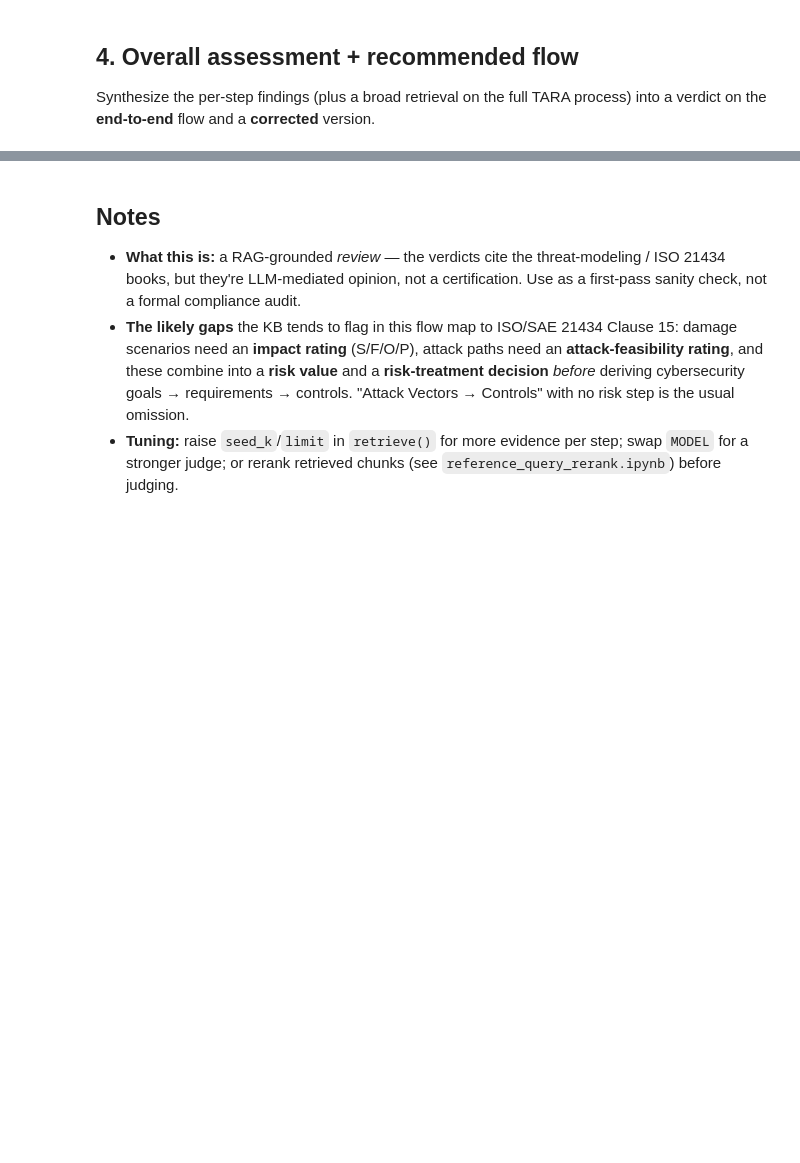
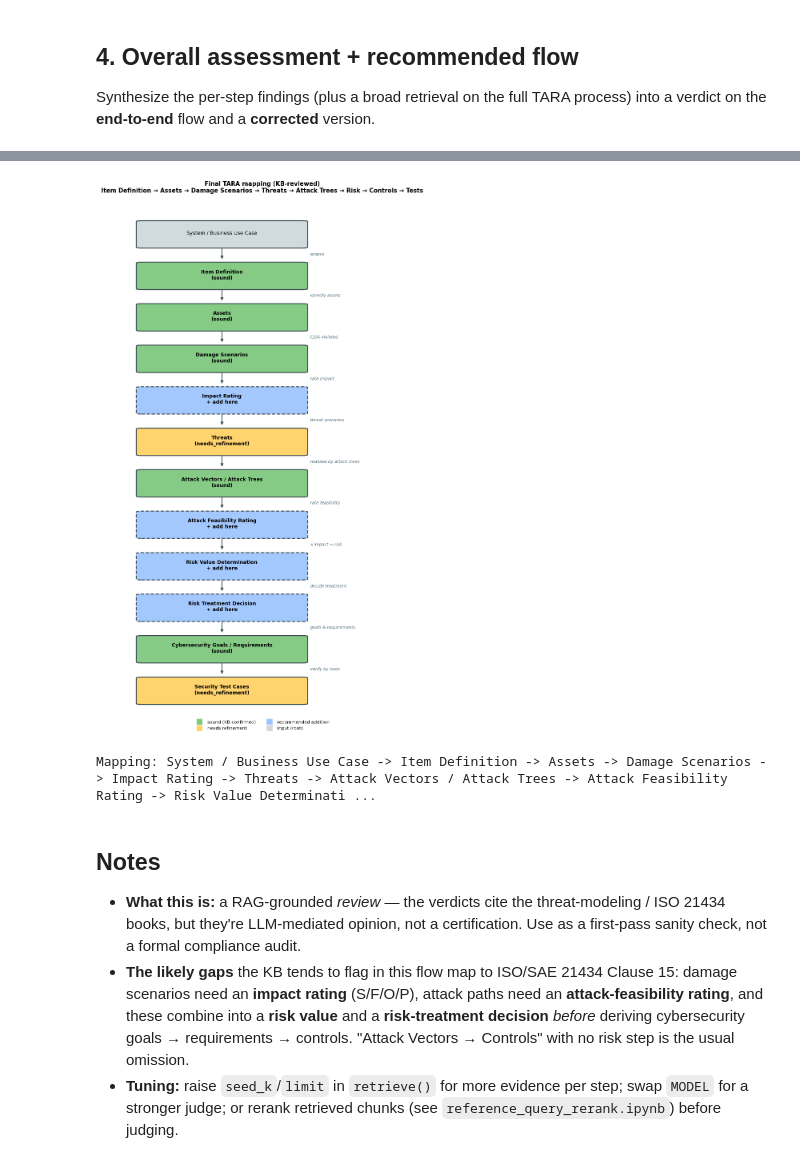
Before and after one commit to raviwithu/MasteringAgenticAI, a Jupyter notebook: Week 2/graph-rag-neo4j/threat_modeling_flow_review.ipynb, the cells around one changed output, grey strips where cells are left out. Drawn from its saved outputs; the diff is of its cells as text; code cells hidden in the pictures; blank space fills up the shorter version.

```diff
--- a/Week 2/graph-rag-neo4j/threat_modeling_flow_review.ipynb
+++ b/Week 2/graph-rag-neo4j/threat_modeling_flow_review.ipynb
@@ -285,3 +289,73 @@ else:
+# %%
+import matplotlib.pyplot as plt
+from matplotlib.patches import FancyBboxPatch
+from matplotlib.lines import Line2D
+
+# verdict for each produced stage (the transition that creates it), from §3
+verdict_of = {r["to"]: r["verdict"] for r in results}
+
+# Final KB-reviewed mapping: original stages (matched to a verdict) + the
+# recommended insertions from §4 (kind="added"). (label, match_key, kind)
+FLOW = [
+    ("System / Business Use Case",          None,                                 "root"),
+    ("Item Definition",                     "Item Definition",                    "stage"),
+    ("Assets",                              "Assets",                             "stage"),
+    ("Damage Scenarios",                    "Damage Scenarios",                   "stage"),
+    ("Impact Rating",                       None,                                 "added"),
+    ("Threats",                             "Threats",                            "stage"),
+    ("Attack Vectors / Attack Trees",       "Attack Vectors",                     "stage"),
+    ("Attack Feasibility Rating",           None,                                 "added"),
+    ("Risk Value Determination",            None,                                 "added"),
+    ("Risk Treatment Decision",             None,                                 "added"),
+    ("Cybersecurity Goals / Requirements",  "Cybersecurity Goals / Requirements", "stage"),
+    ("Security Test Cases",                 "Security Test Cases",                "stage"),
+]
+EDGE = ["scopes", "identify assets", "C/I/A violated", "rate impact",
+        "threat scenarios", "realized by attack trees", "rate feasibility",
+        "x impact = risk", "decide treatment", "goals & requirements", "verify by tests"]
+
+CLR = {"sound": "#7ec97e", "needs_refinement": "#ffd166", "misordered": "#f4a261",
+       "missing_step": "#e76f51", "root": "#cfd8dc", "added": "#9ec5fe"}
+
+def node_color(match, kind):
+    if kind == "root":  return CLR["root"]
+    if kind == "added": return CLR["added"]
+    return CLR.get(verdict_of.get(match, "sound"), "#7ec97e")
+
+n = len(FLOW)
+fig, ax = plt.subplots(figsize=(8.4, 14))
+for idx, (label, match, kind) in enumerate(FLOW):
+    y = n - idx
+    ax.add_patch(FancyBboxPatch((0.16, y - 0.34), 0.62, 0.62, boxstyle="round,pad=0.02",
+                 linewidth=1.7, edgecolor="#37474f", facecolor=node_color(match, kind),
+                 alpha=0.95, linestyle="--" if kind == "added" else "-"))
+    v = verdict_of.get(match)
+    sub = f"\n({v})" if (kind == "stage" and v) else ("\n+ add here" if kind == "added" else "")
+    ax.text(0.47, y, f"{label}{sub}", ha="center", va="center", fontsize=9,
+            fontweight="bold" if kind != "root" else "normal")
+    if idx < n - 1:
+        ax.annotate("", xy=(0.47, y - 0.66), xytext=(0.47, y - 0.34),
+                    arrowprops=dict(arrowstyle="-|>", color="#455a64", lw=1.7))
+        ax.text(0.81, y - 0.5, EDGE[idx], ha="left", va="center",
+                fontsize=7.5, color="#546e7a", style="italic")
+
+ax.set_xlim(0, 1.25); ax.set_ylim(0.3, n + 0.9); ax.axis("off")
+ax.set_title("Final TARA mapping (KB-reviewed)\n"
+             "Item Definition → Assets → Damage Scenarios → Threats → Attack Trees → Risk → Controls → Tests",
+             fontsize=10.5, fontweight="bold")
+legend = [
+    Line2D([0], [0], marker="s", color="w", markerfacecolor=CLR["sound"], markersize=12, label="sound (KB-confirmed)"),
+    Line2D([0], [0], marker="s", color="w", markerfacecolor=CLR["needs_refinement"], markersize=12, label="needs refinement"),
+    Line2D([0], [0], marker="s", color="w", markerfacecolor=CLR["added"], markersize=12, label="recommended addition"),
+    Line2D([0], [0], marker="s", color="w", markerfacecolor=CLR["root"], markersize=12, label="input (root)"),
+]
+ax.legend(handles=legend, loc="lower center", bbox_to_anchor=(0.5, -0.03), ncol=2, fontsize=8, frameon=False)
+plt.tight_layout(); plt.show()
+
+print("Mapping:", " -> ".join(f[0] for f in FLOW))
+# %% [output]
+[figure, added]
+Mapping: System / Business Use Case -> Item Definition -> Assets -> Damage Scenarios -> Impact Rating -> Threats -> Attack Vectors / Attack Trees -> Attack Feasibility Rating -> Risk Value Determinati ...
 # %% [markdown]
 ## Notes
 - **What this is:** a RAG-grounded *review* — the verdicts cite the threat-modeling
```
Also changed, not shown: parts of 5 cells of this notebook, 1 other file.
